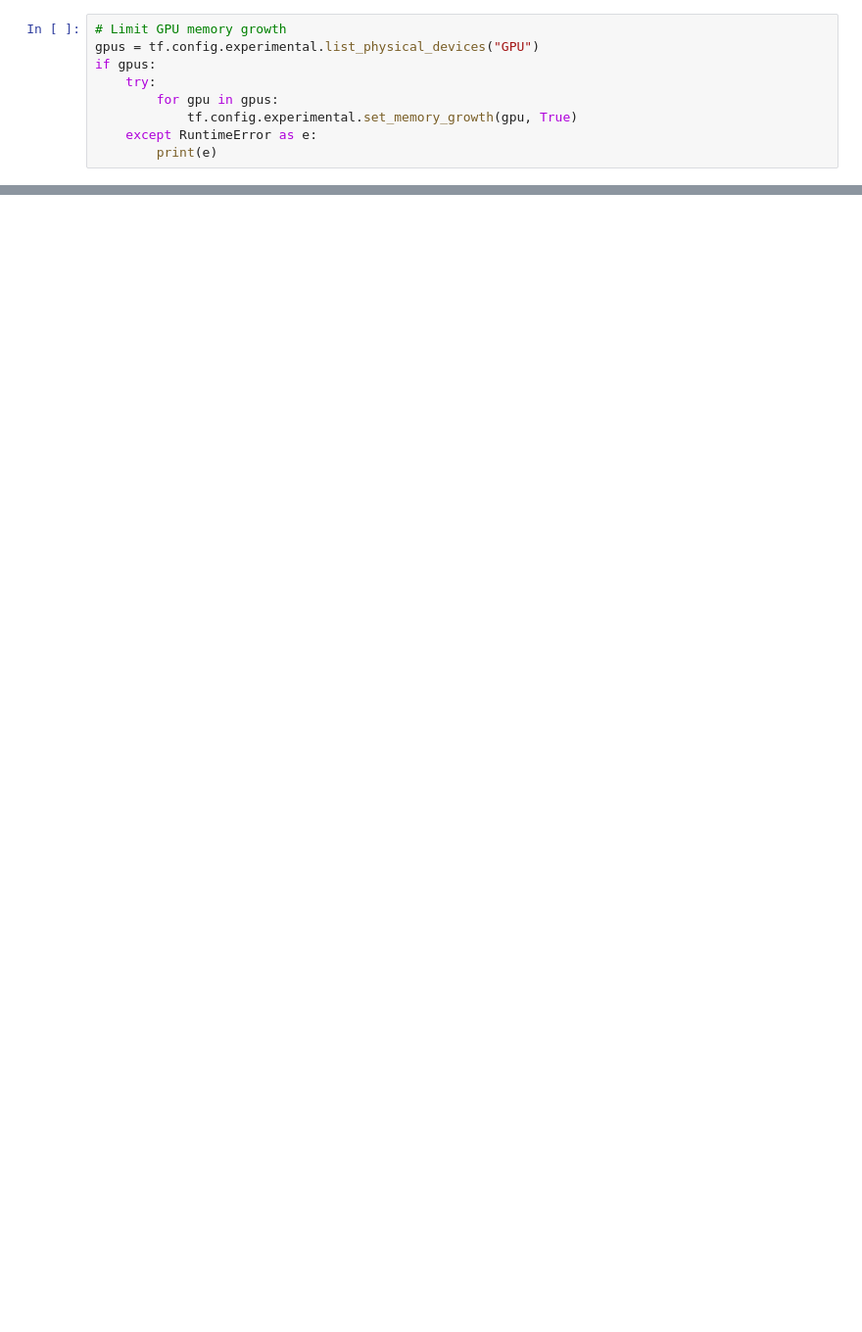
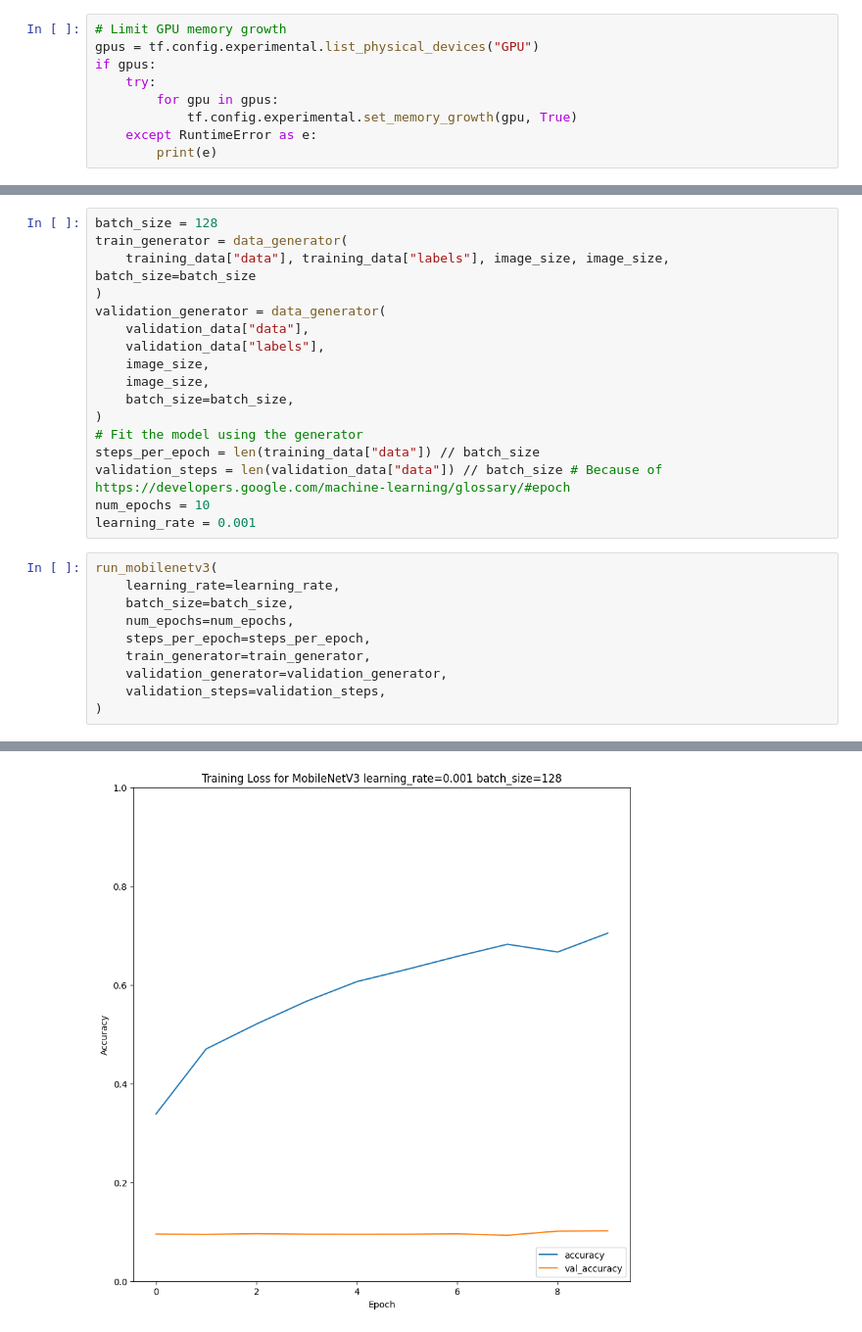
Before and after one commit to CHamilton0/COMP-SCI-7318-Deep-Learning-Fundametals, a Jupyter notebook: Assignment2/a2.ipynb, the cells around one changed output, grey strips where cells are left out. Shown at 98% size. Saved outputs shown, nothing was run; the diff lists cells and outputs as text; blank space fills up the shorter version.

```diff
--- a/Assignment2/a2.ipynb
+++ b/Assignment2/a2.ipynb
@@ -322,0 +309,28 @@ Epoch 25/25
+# %%
+batch_size = 128
+train_generator = data_generator(
+    training_data["data"], training_data["labels"], image_size, image_size, batch_size=batch_size
+)
+validation_generator = data_generator(
+    validation_data["data"],
+    validation_data["labels"],
+    image_size,
+    image_size,
+    batch_size=batch_size,
+)
+# Fit the model using the generator
+steps_per_epoch = len(training_data["data"]) // batch_size
+validation_steps = len(validation_data["data"]) // batch_size # Because of https://developers.google.com/machine-learning/glossary/#epoch
+num_epochs = 10
+learning_rate = 0.001
+# %%
+run_mobilenetv3(
+    learning_rate=learning_rate,
+    batch_size=batch_size,
+    num_epochs=num_epochs,
+    steps_per_epoch=steps_per_epoch,
+    train_generator=train_generator,
+    validation_generator=validation_generator,
+    validation_steps=validation_steps,
+)
+# %% [output]
@@ -322,0 +357 @@ Epoch 25/25
+[figure, added]
```
Also changed, not shown: parts of 47 cells of this notebook, 5 other files.
